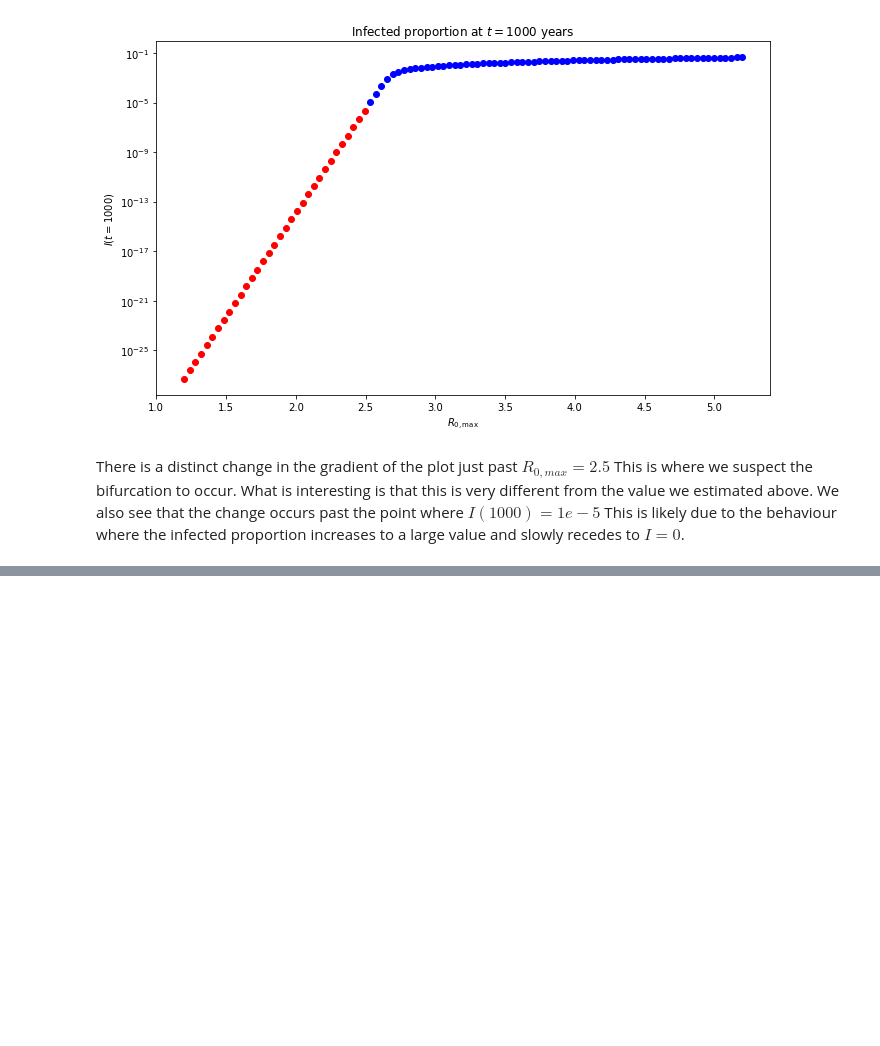
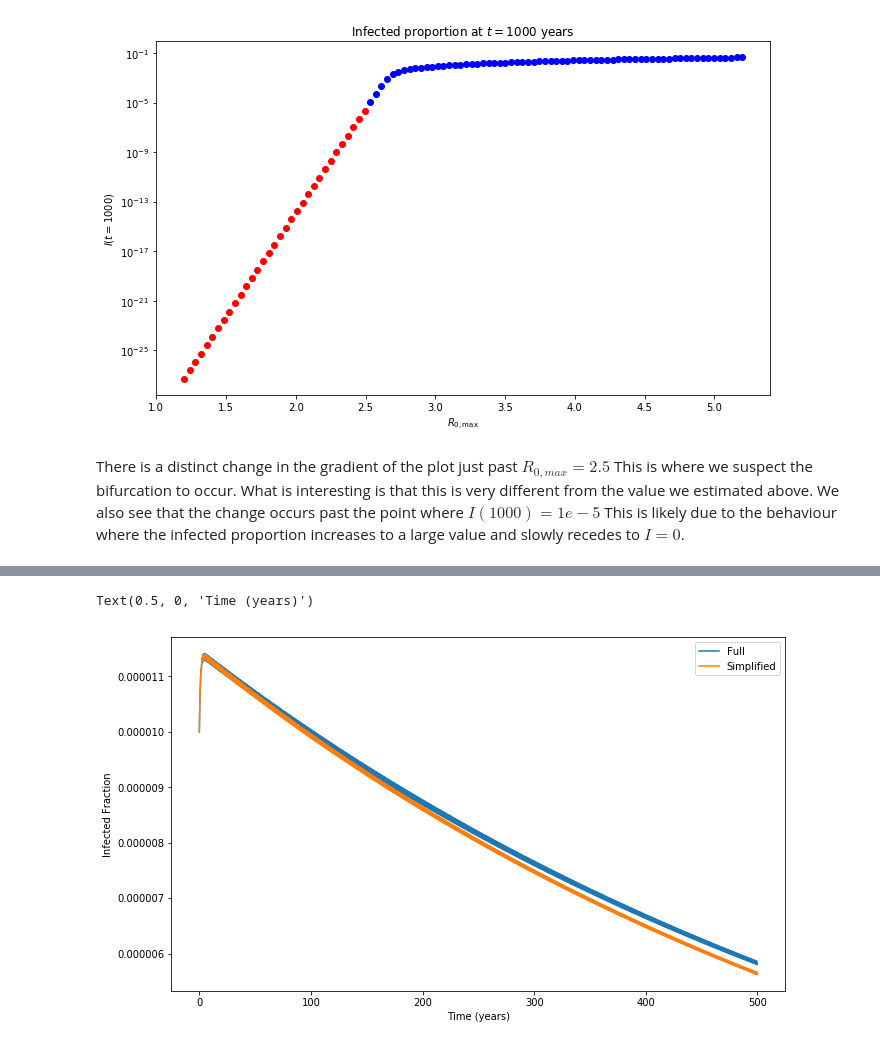
Before and after one commit to dwu402/self-harm, a Jupyter notebook: climate_forward.ipynb, the cells around one changed output, grey strips where cells are left out. Saved outputs shown, nothing was run; the diff lists cells and outputs as text; code cells hidden in the pictures; blank space fills up the shorter version.

```diff
--- a/climate_forward.ipynb
+++ b/climate_forward.ipynb
@@ -573,0 +660,10 @@ There is a distinct change in the gradient of the plot just past $R_{0,max} = 2.
+# %%
+plt.figure()
+plt.plot(test_times, sol_true.sol(test_times)[1])
+plt.plot(test_times, sols[pidx](test_times)[1])
+plt.legend(["Full", "Simplified"])
+plt.ylabel("Infected Fraction")
+plt.xlabel("Time (years)")
+# %% [output]
+Text(0.5, 0, 'Time (years)')
+[figure, added]
```
Also changed, not shown: parts of 19 cells of this notebook.
